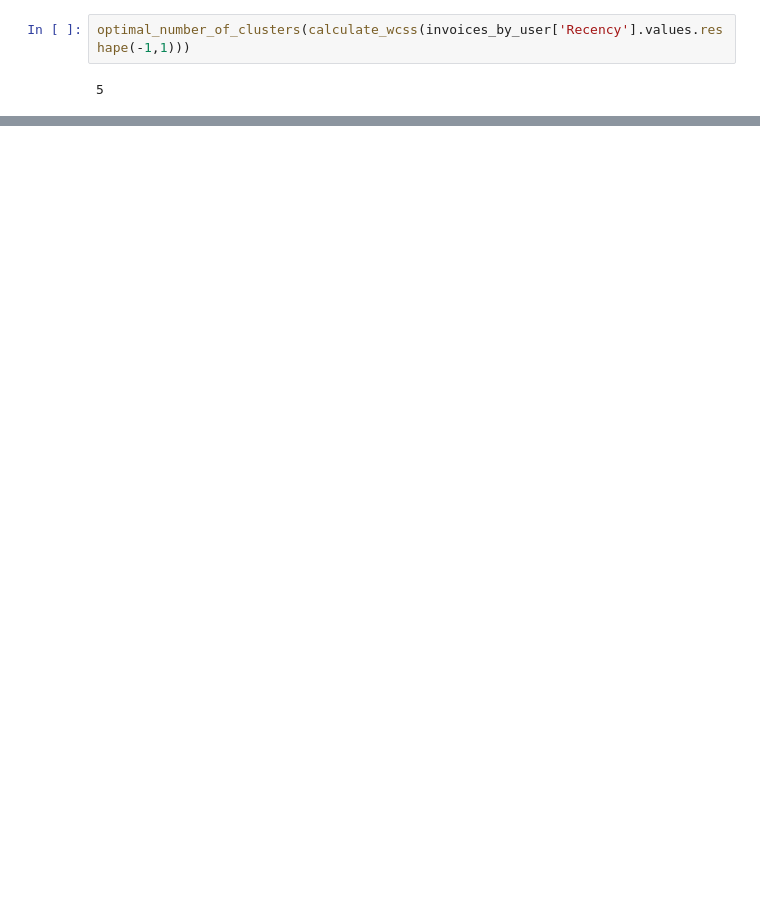
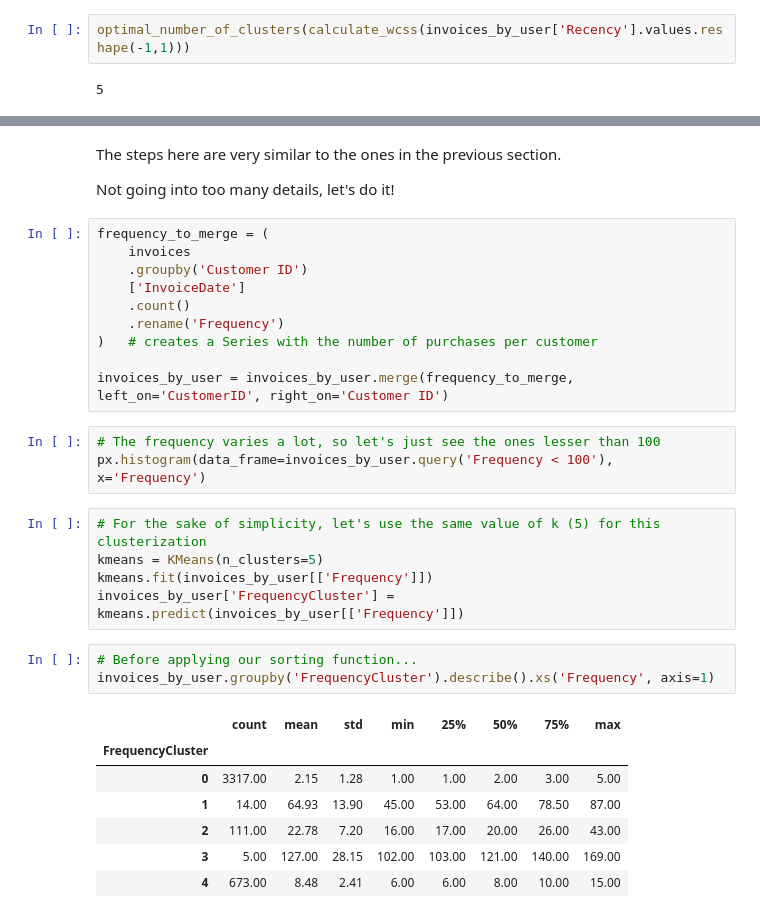
Before and after one commit to igordpm/extracting-insights-from-raw-data, a Jupyter notebook: src/03 - Customer segmentation (RFM analysis).ipynb, the cells around one changed output, grey strips where cells are left out. Saved outputs shown, nothing was run; the diff lists cells and outputs as text; blank space fills up the shorter version.

```diff
--- a/src/03 - Customer segmentation (RFM analysis).ipynb
+++ b/src/03 - Customer segmentation (RFM analysis).ipynb
@@ -212,0 +245,33 @@ px.histogram(data_frame=invoices_by_user.query('Frequency < 100'), x='Frequency'
+# %% [markdown]
+The steps here are very similar to the ones in the previous section.
+
+Not going into too many details, let's do it!
+# %%
+frequency_to_merge = (
+    invoices
+    .groupby('Customer ID')
+    ['InvoiceDate']
+    .count()
+    .rename('Frequency')
+)   # creates a Series with the number of purchases per customer
+
+invoices_by_user = invoices_by_user.merge(frequency_to_merge, left_on='CustomerID', right_on='Customer ID')
+# %%
+# The frequency varies a lot, so let's just see the ones lesser than 100
+px.histogram(data_frame=invoices_by_user.query('Frequency < 100'), x='Frequency')
+# %%
+# For the sake of simplicity, let's use the same value of k (5) for this clusterization
+kmeans = KMeans(n_clusters=5)
+kmeans.fit(invoices_by_user[['Frequency']])
+invoices_by_user['FrequencyCluster'] = kmeans.predict(invoices_by_user[['Frequency']])
+# %%
+# Before applying our sorting function...
+invoices_by_user.groupby('FrequencyCluster').describe().xs('Frequency', axis=1)
+# %% [output]
+|  | count | mean | std | min | 25% | 50% | 75% | max |
+| FrequencyCluster |  |  |  |  |  |  |  |  |
+| 0 | 3317.00 | 2.15 | 1.28 | 1.00 | 1.00 | 2.00 | 3.00 | 5.00 |
+| 1 | 14.00 | 64.93 | 13.90 | 45.00 | 53.00 | 64.00 | 78.50 | 87.00 |
+| 2 | 111.00 | 22.78 | 7.20 | 16.00 | 17.00 | 20.00 | 26.00 | 43.00 |
+| 3 | 5.00 | 127.00 | 28.15 | 102.00 | 103.00 | 121.00 | 140.00 | 169.00 |
+| 4 | 673.00 | 8.48 | 2.41 | 6.00 | 6.00 | 8.00 | 10.00 | 15.00 |
```
Also changed, not shown: parts of 65 cells of this notebook.
